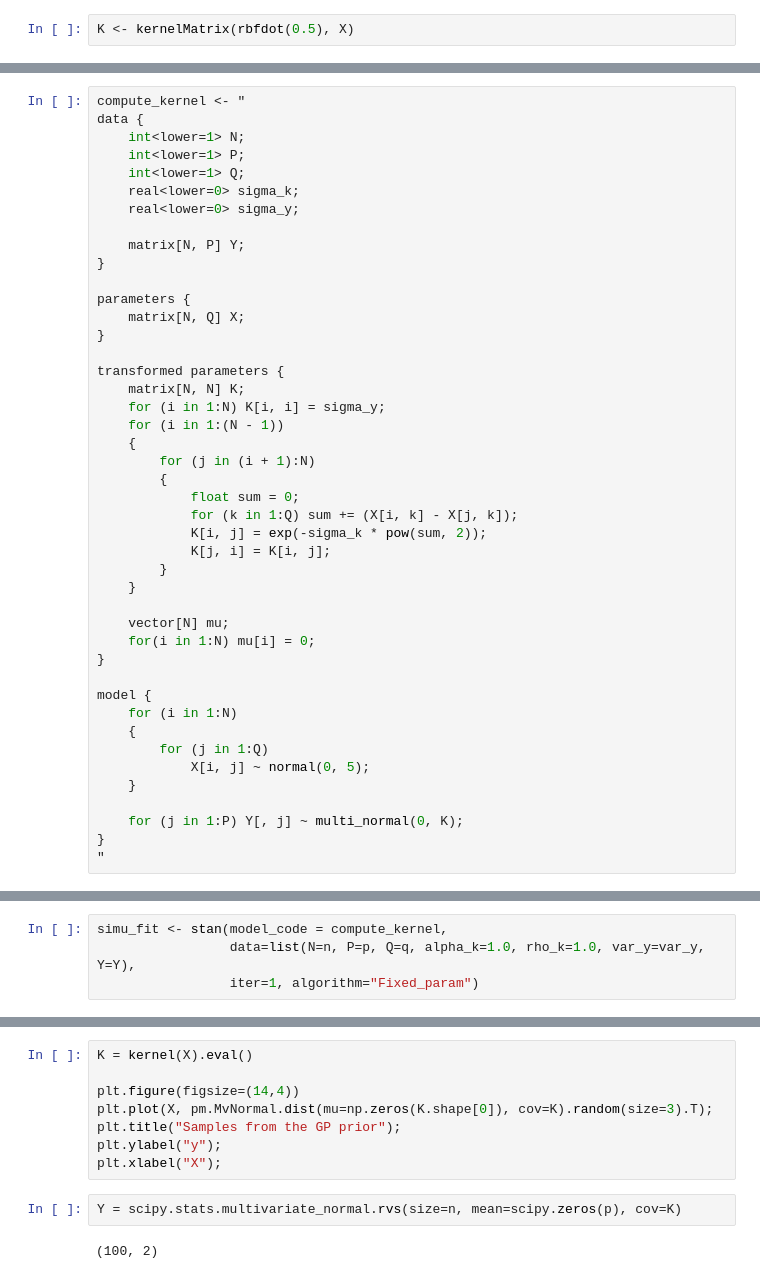
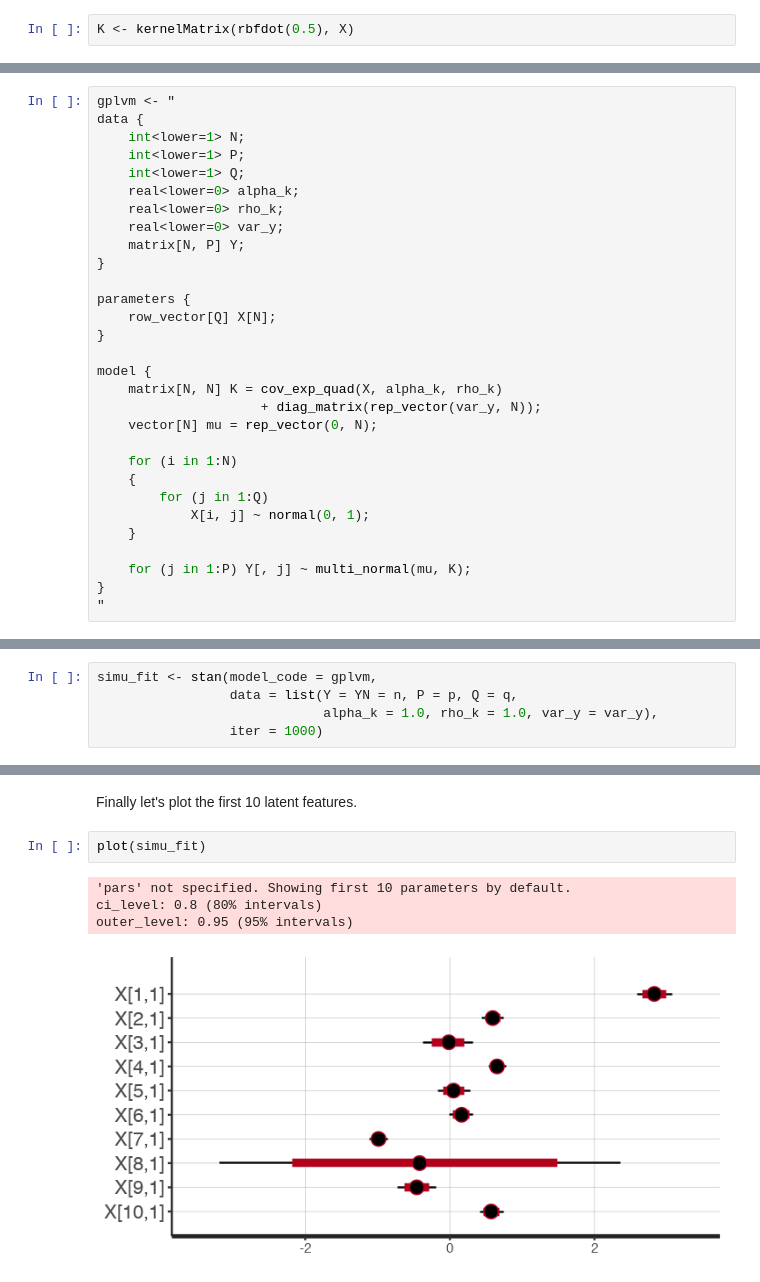
Before and after one commit to dirmeier/etudes, a Jupyter notebook: gplvm.ipynb, the cells around one changed output, grey strips where cells are left out. Cells and saved outputs as stored; diff of their text form.

Commit message:
More to gplvms and readme

```diff
--- a/gplvm.ipynb
+++ b/gplvm.ipynb
@@ -29,44 +94,30 @@ for (j in seq(p)) {
 # %%
-compute_kernel <- "
+gplvm <- "
 data {
     int<lower=1> N;
     int<lower=1> P;
     int<lower=1> Q;
-    real<lower=0> sigma_k;
-    real<lower=0> sigma_y;
-
+    real<lower=0> alpha_k;
+    real<lower=0> rho_k;
+    real<lower=0> var_y;
     matrix[N, P] Y;
 }
 
 parameters {
-    matrix[N, Q] X;
-}
-
-transformed parameters {
-    matrix[N, N] K;
-    for (i in 1:N) K[i, i] = sigma_y;
-    for (i in 1:(N - 1))
-    {
-        for (j in (i + 1):N)
-        {
-            float sum = 0;
-            for (k in 1:Q) sum += (X[i, k] - X[j, k]);
-            K[i, j] = exp(-sigma_k * pow(sum, 2));
-            K[j, i] = K[i, j];
-        }
-    }
-
-    vector[N] mu;
-    for(i in 1:N) mu[i] = 0;
+    row_vector[Q] X[N];
 }
 
 model {
+    matrix[N, N] K = cov_exp_quad(X, alpha_k, rho_k)
+                     + diag_matrix(rep_vector(var_y, N));
+    vector[N] mu = rep_vector(0, N);
+
     for (i in 1:N)
     {
         for (j in 1:Q)
-            X[i, j] ~ normal(0, 5);
+            X[i, j] ~ normal(0, 1);
     }
 
-    for (j in 1:P) Y[, j] ~ multi_normal(0, K);
+    for (j in 1:P) Y[, j] ~ multi_normal(mu, K);
 }
 "
@@ -106,5 +124,6 @@ model {
 # %%
-simu_fit <- stan(model_code = compute_kernel,
-                 data=list(N=n, P=p, Q=q, alpha_k=1.0, rho_k=1.0, var_y=var_y, Y=Y),
-                 iter=1, algorithm="Fixed_param")
+simu_fit <- stan(model_code = gplvm,
+                 data = list(Y = YN = n, P = p, Q = q,
+                             alpha_k = 1.0, rho_k = 1.0, var_y = var_y),
+                 iter = 1000)
 # %% [output]
@@ -253,12 +147,9 @@ You can find the C code in this temporary file: /var/folders/cx/v45t2v2n6b548_vf
-# %%
-K = kernel(X).eval()
-
-plt.figure(figsize=(14,4))
-plt.plot(X, pm.MvNormal.dist(mu=np.zeros(K.shape[0]), cov=K).random(size=3).T);
-plt.title("Samples from the GP prior");
-plt.ylabel("y");
-plt.xlabel("X");
-# %%
-Y = scipy.stats.multivariate_normal.rvs(size=n, mean=scipy.zeros(p), cov=K)
-# %% [output]
-(100, 2)
+# %% [markdown]
+Finally let's plot the first 10 latent features.
+# %%
+plot(simu_fit)
+# %% [output]
+'pars' not specified. Showing first 10 parameters by default.
+ci_level: 0.8 (80% intervals)
+outer_level: 0.95 (95% intervals)
+[figure, added]
```
Also changed, not shown: parts of 23 cells of this notebook, 2 other files.
